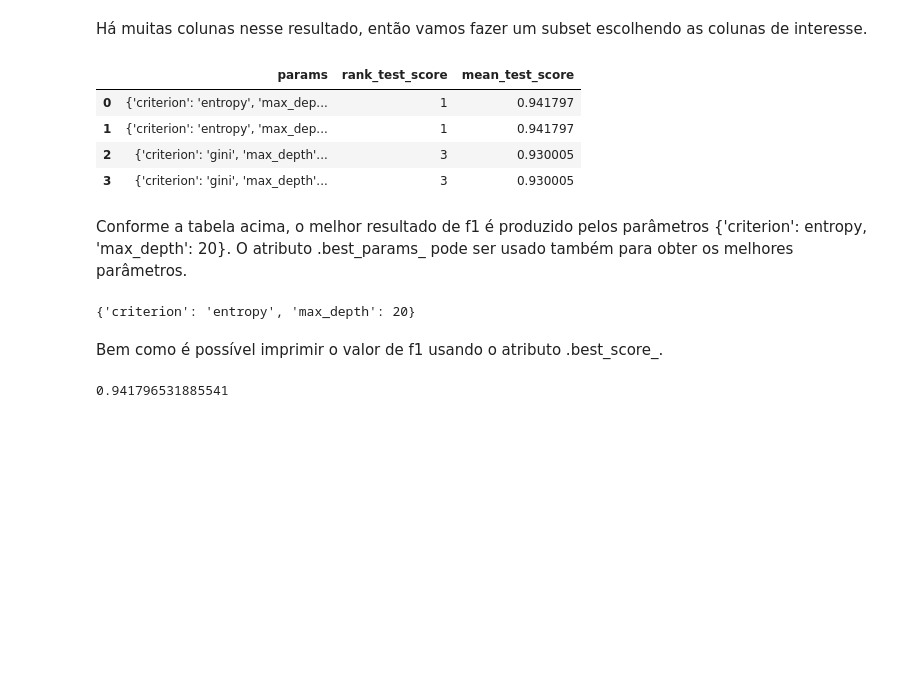
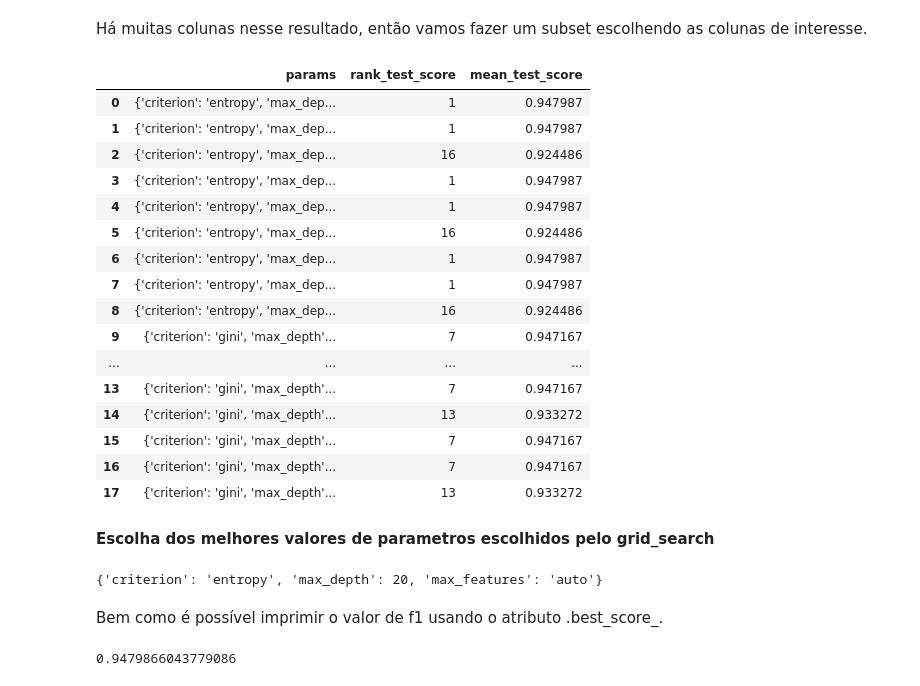
Before and after one commit to Lalalmada/Otimizacao_de_hiperparametros_em_Machine_Learning, a Jupyter notebook: DecisionTreeClassifier_GridSearchCV.ipynb, the cells around one changed output. Drawn from its saved outputs; the diff is of its cells as text; code cells hidden in the pictures; blank space fills up the shorter version.

```diff
--- a/DecisionTreeClassifier_GridSearchCV.ipynb
+++ b/DecisionTreeClassifier_GridSearchCV.ipynb
@@ -56,3 +66,5 @@ array([1.        , 0.93333333, 1.        , 0.93333333, 0.93333333,
+# %%
+X_tr, X_ts, y_tr, y_ts= train_test_split( features, labels, test_size=0.30, random_state=42)
 # %% [markdown]
 Criação de Combinações de Parâmetros
 Com base numa “lista”” de parâmetros o GridSearchCV criará as combinações e depois as avaliará, por exemplo, quero testar alguns valores de parâmetros de um AdaBoost. Os valores desta “lista” foram arbitrariamente escolhidos e sem nenhum critério técnico, o objetivo é encontrar valores otimizados.
@@ -59,5 +73,5 @@ Com base numa “lista”” de parâmetros o GridSearchCV criará as combinaç
 # %%
-
 # Exemplo dos parâmetros que quero testar.
 parametros = { 'criterion':['entropy','gini'],
-              'max_depth':[20,25]}
+              'max_depth':[20,25,30],
+              'max_features':['auto','sqrt','log2']}
@@ -71,9 +89,9 @@ grid = GridSearchCV(estimator = clf,          # É a nossa Arvore de Classifica
 #Após a criação do objeto do GridSearchCV, pode-se treinar e imprimir os resultados.
 
 # Treinando o grid.
-grid.fit(features, labels)
+grid_fitted=grid.fit(X_tr, y_tr)
 
 # Imprimindo os resultados.
-pd.DataFrame(grid.cv_results_)
+pd.DataFrame(grid_fitted.cv_results_)
 # %% [output]
 |  | mean_fit_time | std_fit_time | mean_score_time | std_score_time | param_criterion | param_max_depth | ... |
@@ -85,24 +115,36 @@ pd.DataFrame(grid.cv_results_)
 Há muitas colunas nesse resultado, então vamos fazer um subset escolhendo as colunas de interesse.
 # %%
 # Imprime colunas de interesse.
-pd.DataFrame(grid.cv_results_)[['params','rank_test_score','mean_test_score']]
+pd.DataFrame(grid_fitted.cv_results_)[['params','rank_test_score','mean_test_score']]
 # %% [output]
 |  | params | rank_test_score | mean_test_score |
-| 0 | {'criterion': 'entropy', 'max_dep... | 1 | 0.941797 |
-| 1 | {'criterion': 'entropy', 'max_dep... | 1 | 0.941797 |
-| 2 | {'criterion': 'gini', 'max_depth'... | 3 | 0.930005 |
-| 3 | {'criterion': 'gini', 'max_depth'... | 3 | 0.930005 |
+| 0 | {'criterion': 'entropy', 'max_dep... | 1 | 0.947987 |
+| 1 | {'criterion': 'entropy', 'max_dep... | 1 | 0.947987 |
+| 2 | {'criterion': 'entropy', 'max_dep... | 16 | 0.924486 |
+| 3 | {'criterion': 'entropy', 'max_dep... | 1 | 0.947987 |
+| 4 | {'criterion': 'entropy', 'max_dep... | 1 | 0.947987 |
+| 5 | {'criterion': 'entropy', 'max_dep... | 16 | 0.924486 |
+| 6 | {'criterion': 'entropy', 'max_dep... | 1 | 0.947987 |
+| 7 | {'criterion': 'entropy', 'max_dep... | 1 | 0.947987 |
+| 8 | {'criterion': 'entropy', 'max_dep... | 16 | 0.924486 |
+| 9 | {'criterion': 'gini', 'max_depth'... | 7 | 0.947167 |
+| ... | ... | ... | ... |
+| 13 | {'criterion': 'gini', 'max_depth'... | 7 | 0.947167 |
+| 14 | {'criterion': 'gini', 'max_depth'... | 13 | 0.933272 |
+| 15 | {'criterion': 'gini', 'max_depth'... | 7 | 0.947167 |
+| 16 | {'criterion': 'gini', 'max_depth'... | 7 | 0.947167 |
+| 17 | {'criterion': 'gini', 'max_depth'... | 13 | 0.933272 |
-# %% [markdown]
-Conforme a tabela acima, o melhor resultado de f1 é produzido pelos parâmetros {'criterion': entropy, 'max_depth': 20}. O atributo .best_params_ pode ser usado também para obter os melhores parâmetros.
+# %% [markdown]
+**Escolha dos melhores valores de parametros escolhidos pelo grid_search**
 # %%
 # Imprime os parâmetros que produziram o ".best_score_".
-grid.best_params_
+grid_fitted.best_params_
 # %% [output]
-{'criterion': 'entropy', 'max_depth': 20}
+{'criterion': 'entropy', 'max_depth': 20, 'max_features': 'auto'}
 # %% [markdown]
 Bem como é possível imprimir o valor de f1 usando o atributo .best_score_.
 # %%
 # Imprimindo o score.
-grid.best_score_
+grid_fitted.best_score_
 # %% [output]
-0.941796531885541
+0.9479866043779086
```
Also changed, not shown: parts of 36 cells of this notebook.
